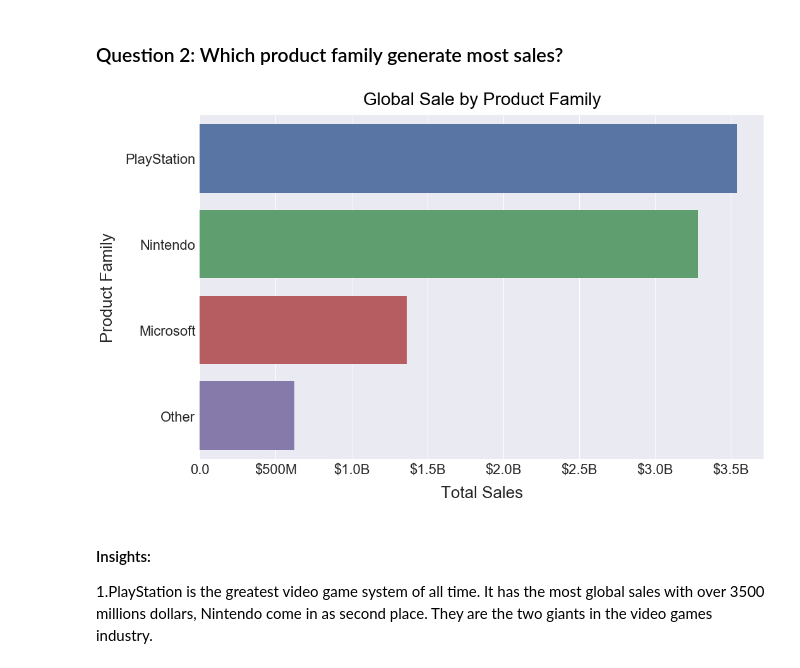
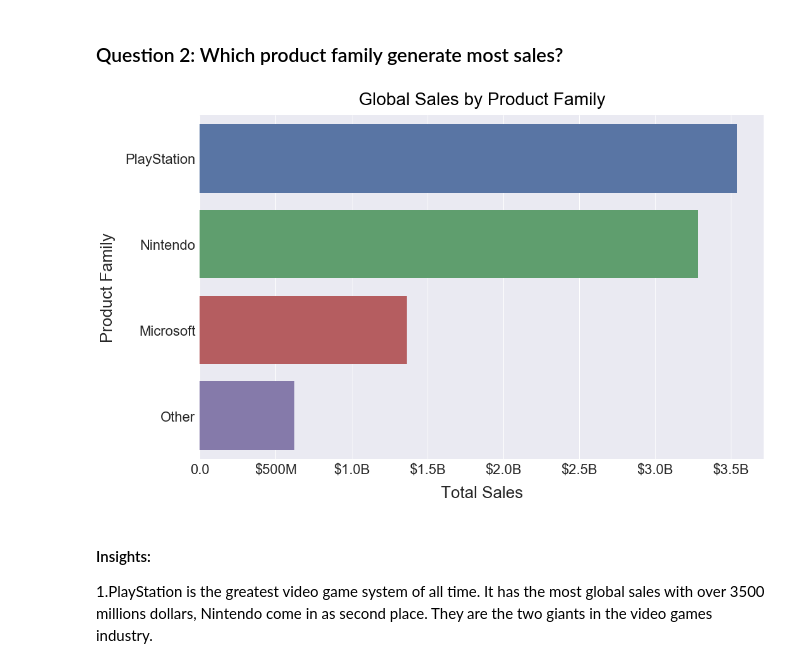
Before and after one commit to xzhang0529/Explore-Video-Games-Sales, a Jupyter notebook: Video Sales Analysis .ipynb, the cells around one changed output. Saved outputs shown, nothing was run; the diff lists cells and outputs as text; code cells hidden in the pictures.

```diff
--- a/Video Sales Analysis .ipynb
+++ b/Video Sales Analysis .ipynb
@@ -220,18 +220,18 @@ plt.show();
 # %%
 sns.set_style("darkgrid")
 Pfamily_sale = df.groupby('ProductFamily')['Global_Sales'].sum().sort_values(ascending=False).reset_index()
 plt.figure(figsize=(16,10))
 sns.barplot(y=Pfamily_sale["ProductFamily"], x=Pfamily_sale["Global_Sales"], linewidth=1)
 plt.yticks(fontsize=22)
 plt.xticks(fontsize=22)
 plt.ylabel("Product Family", labelpad=15, fontsize=26)
 plt.xlabel("Total Sales", labelpad=15, fontsize=26)
-plt.title("Global Sale by Product Family", color='Black', fontsize=28, y=1.02)
+plt.title("Global Sales by Product Family", color='Black', fontsize=28, y=1.02)
 ax = plt.gca()
 ax.xaxis.set_major_formatter(tick.FuncFormatter(x_fmt))
 plt.show();
 # %% [output]
-[figure, old version]
+[figure, new version]
 # %% [markdown]
 #### Insights:
 1.PlayStation is the greatest video game system of all time. It has the most global sales with over 3500 millions dollars, Nintendo come in as second place. They are the two giants in the video games industry.
```
